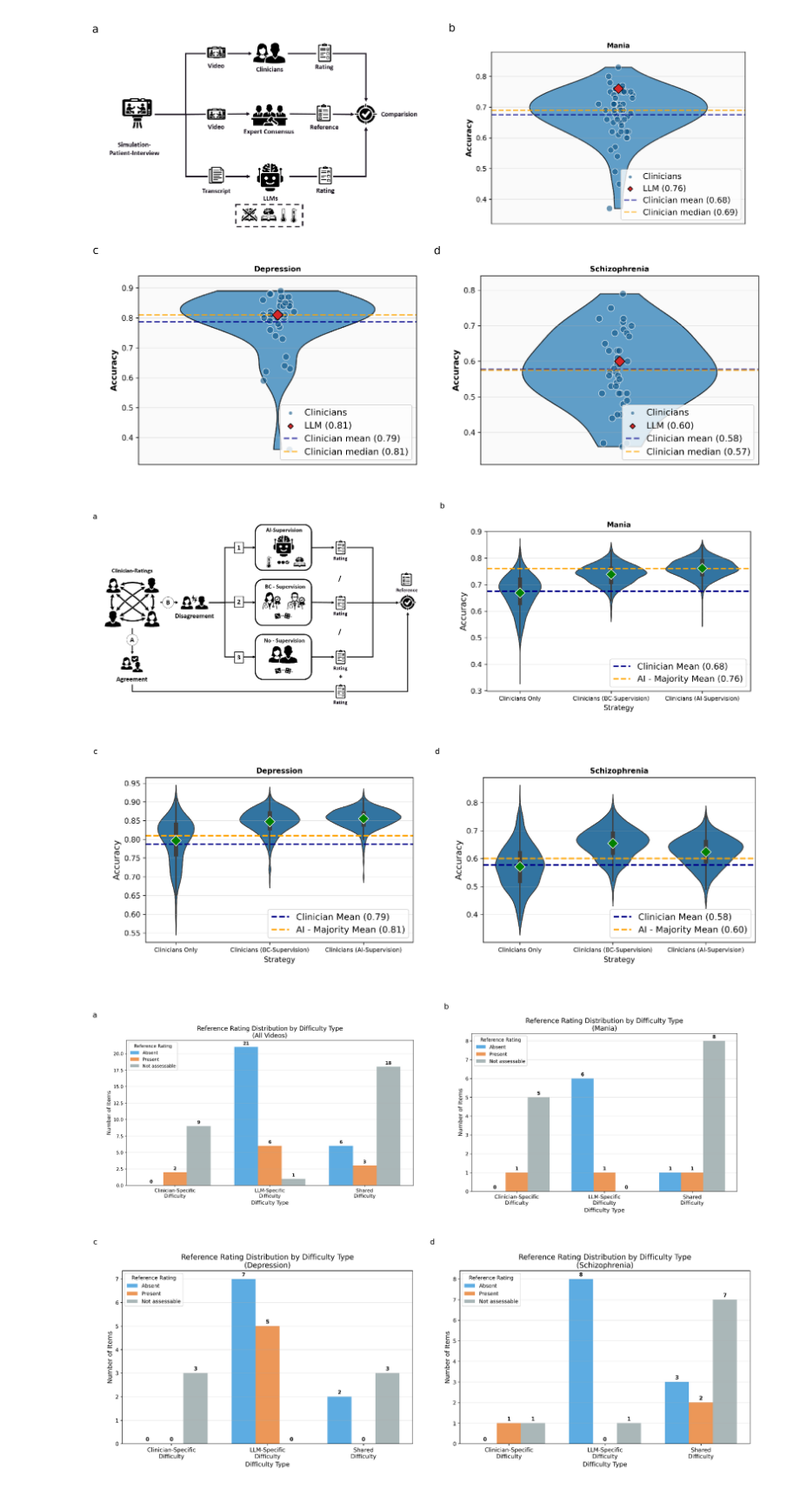
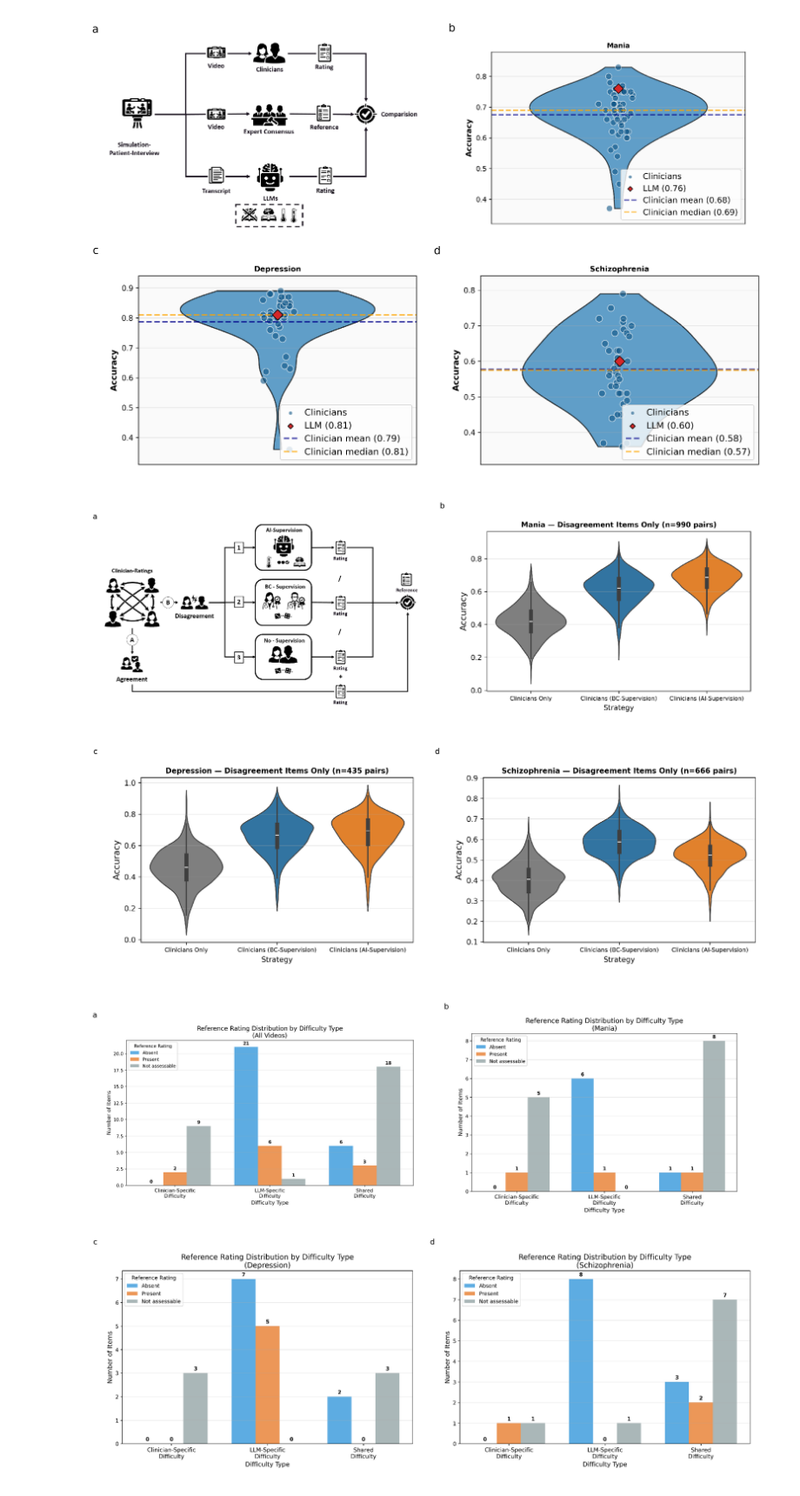
Before and after one commit to 42elenz/LLMs_psychopathologies, a Jupyter notebook: src/02_put_together_images.ipynb, the cells around one changed output. Shown at 87% size. Saved outputs shown, nothing was run; the diff lists cells and outputs as text; code cells hidden in the pictures.

```diff
--- a/src/02_put_together_images.ipynb
+++ b/src/02_put_together_images.ipynb
@@ -73,9 +73,9 @@ import numpy as np
 image_dir = Path("../outputs/figs/")
 image_files = [
     "Simulation_setup.png",
-    "simulation_7_comparison_plot.png",
-    "simulation_8_comparison_plot.png",
-    "simulation_9_comparison_plot.png",
+    "simulation_7_disagreements_only.png",
+    "simulation_8_disagreements_only.png",
+    "simulation_9_disagreements_only.png",
 ]
 
 def to_float01(img):
@@ -100,34 +100,34 @@ fig.patch.set_facecolor("white")
 # Create grid: A spans top row, B/C/D share bottom row
 gs = GridSpec(2, 3, figure=fig, height_ratios=[0.7, 1], wspace=0.08, hspace=0.00)
 
 # A spans the full top row
 ax_a = fig.add_subplot(gs[0, 0])
 
 # B, C, D in the bottom row
 ax_b = fig.add_subplot(gs[0, 1])
 ax_c = fig.add_subplot(gs[1, 0])
 ax_d = fig.add_subplot(gs[1, 1])
 
 axes = [ax_a, ax_b, ax_c, ax_d]
 labels = list("abcd")
 
 for i, (ax, img) in enumerate(zip(axes, images)):
     ax.imshow(img, interpolation="none")
     ax.set_axis_off()
     ax.set_frame_on(False)
     for sp in ax.spines.values():
         sp.set_visible(False)
     ax.patch.set_alpha(0)
 
     ax.text(-0.02, 1.02, labels[i], transform=ax.transAxes,
             fontsize=6, va='bottom', ha='right')
 
 output_path = image_dir / "combined_figure.png"
 plt.savefig(output_path, dpi=300, bbox_inches='tight', pad_inches=0.02, facecolor='white')
 plt.savefig(output_path.with_suffix('.pdf'), bbox_inches='tight', pad_inches=0.02, facecolor='white')
 plt.show()
 # %% [output]
-[figure, old version]
+[figure, new version]
 # %%
 import matplotlib.pyplot as plt
 import matplotlib.image as mpimg
```
Also changed, not shown: 40 other files.
